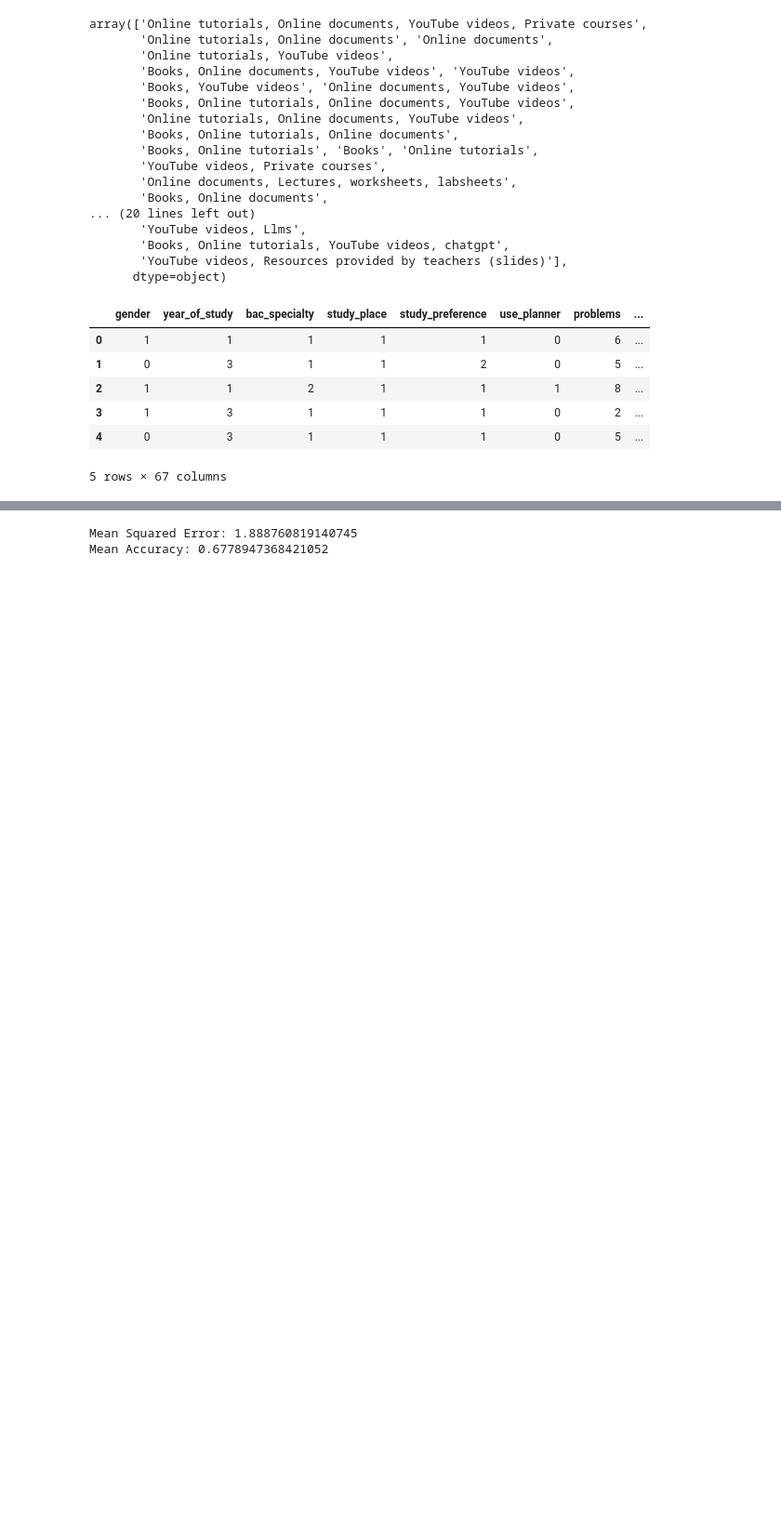
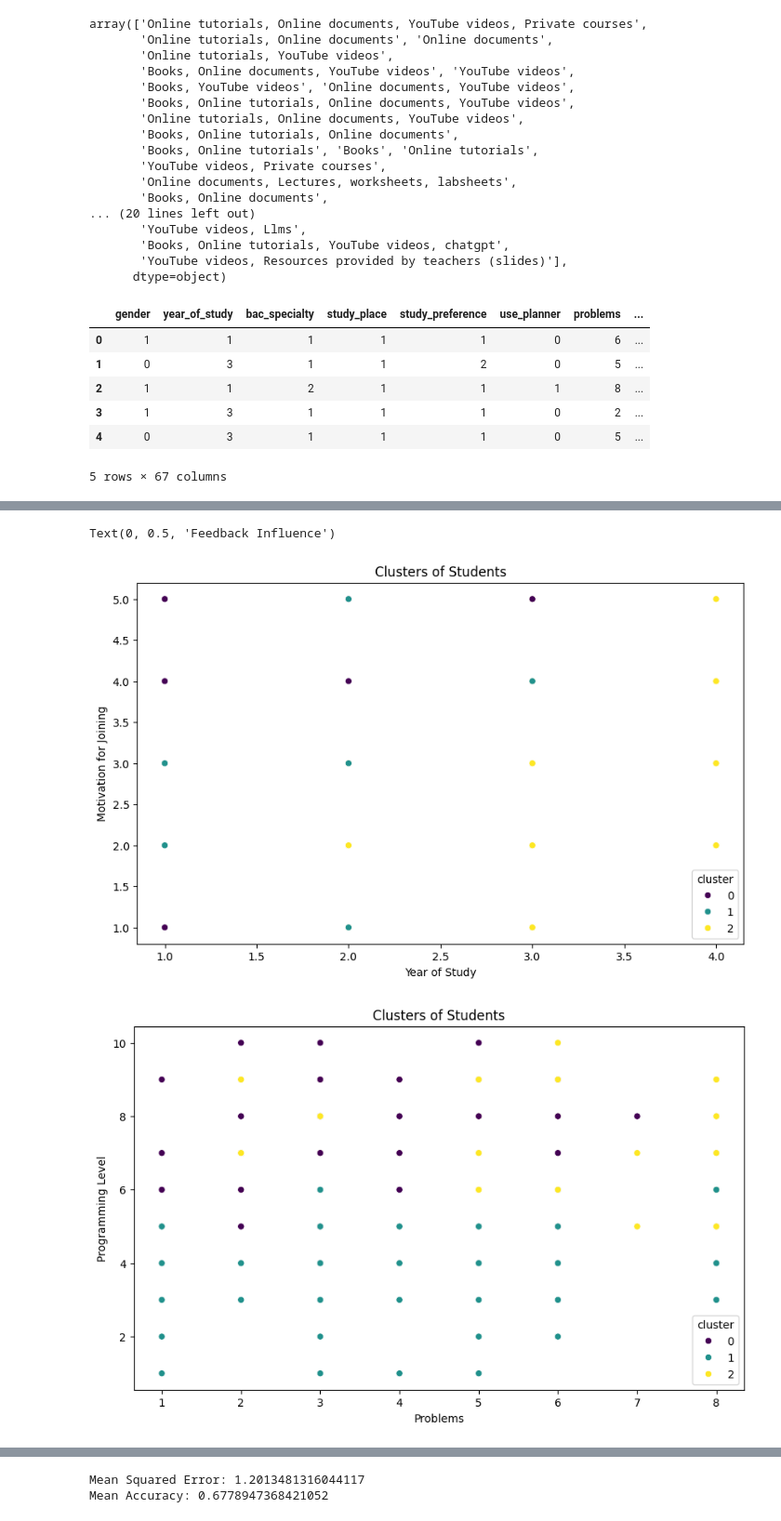
Before and after one commit to mohammed-el-amine-kichah/data-mining-ensia-studient-performance, a Jupyter notebook: real_project.ipynb, the cells around one changed output, grey strips where cells are left out. Shown at 93% size. Saved outputs shown, nothing was run; the diff lists cells and outputs as text; code cells hidden in the pictures; blank space fills up the shorter version.

```diff
--- a/real_project.ipynb
+++ b/real_project.ipynb
@@ -569,0 +612,44 @@ plt.show()
+# %%
+#use clustering technique to cluster the 1y_avg depending on the features year_of_study, motivation_for_joining , problems, programming_level, cs_level, math_level, satisfaction_with_program, feedback_influence, stress_handling, english_level
+from sklearn.cluster import KMeans
+from sklearn.preprocessing import StandardScaler
+
+X = data[['year_of_study', 'motivation_for_joining', 'problems', 'programming_level', 'cs_level', 'math_level', 'satisfaction_with_program', 'feedback_influence', 'stress_handling', 'english_level']]
+scaler = StandardScaler()
+X_scaled = scaler.fit_transform(X)
+
+kmeans = KMeans(n_clusters=3, random_state=42)
+data['cluster'] = kmeans.fit_predict(X_scaled)
+
+data['cluster'].value_counts()
+
+data.groupby('cluster').mean()
+
+#visualize the clusters
+plt.figure(figsize=(10, 6))
+sns.scatterplot(x='year_of_study', y='motivation_for_joining', hue='cluster', data=data, palette='viridis')
+plt.title('Clusters of Students')
+plt.xlabel('Year of Study')
+plt.ylabel('Motivation for Joining')
+
+plt.figure(figsize=(10, 6))
+sns.scatterplot(x='problems', y='programming_level', hue='cluster', data=data, palette='viridis')
+plt.title('Clusters of Students')
+plt.xlabel('Problems')
+plt.ylabel('Programming Level')
+
+plt.figure(figsize=(10, 6))
+sns.scatterplot(x='cs_level', y='math_level', hue='cluster', data=data, palette='viridis')
+plt.title('Clusters of Students')
+plt.xlabel('Computer Science Level')
+plt.ylabel('Math Level')
+
+plt.figure(figsize=(10, 6))
+sns.scatterplot(x='satisfaction_with_program', y='feedback_influence', hue='cluster', data=data, palette='viridis')
+plt.title('Clusters of Students')
+plt.xlabel('Satisfaction with Program')
+plt.ylabel('Feedback Influence')
+# %% [output]
+Text(0, 0.5, 'Feedback Influence')
+[figure, added]
+[figure, added]
@@ -570,17 +658,23 @@ plt.show()
 # %%
-# Split the data into training and testing sets
-X_train, X_test, y_train, y_test = train_test_split(X_selected, y, test_size=0.2, random_state=42)
 
-# Train a linear regression model
+#split the data into training and testing sets
+X = data.drop('1Y_avg', axis=1)
+y = data['1Y_avg']
+
+X_train, X_test, y_train, y_test = train_test_split(X, y, test_size=0.2, random_state=42)
+
+#train the model
 model = LinearRegression()
 model.fit(X_train, y_train)
 
-# Make predictions
+#predict the test set
 y_pred = model.predict(X_test)
 
-# Calculate the mean squared error
-mse = mean_squared_error(y_test, y_pred)
-print('Mean Squared Error:', mse)
+
+#use cross validation to evaluate the model
+cv_results = cross_validate(model, X, y, cv=5, scoring='neg_mean_squared_error')
+mse = -cv_results['test_score']
+print('Mean Squared Error:', mse.mean())
 
 # Decision Tree Classifier
 clf = DecisionTreeClassifier(random_state=42)
@@ -588,5 +682,5 @@ cv_results = cross_validate(clf, X_selected, y, cv=5, scoring='accuracy')
 
 print('Mean Accuracy:', cv_results['test_score'].mean())
 # %% [output]
-Mean Squared Error: 1.888760819140745
+Mean Squared Error: 1.2013481316044117
 Mean Accuracy: 0.6778947368421052
```
Also changed, not shown: parts of 5 cells of this notebook.
